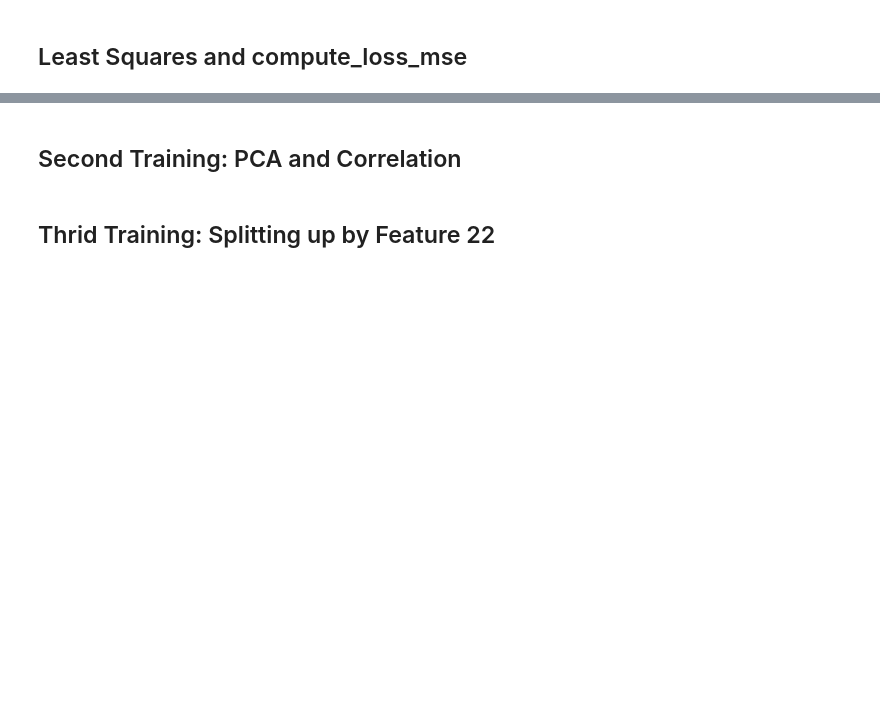
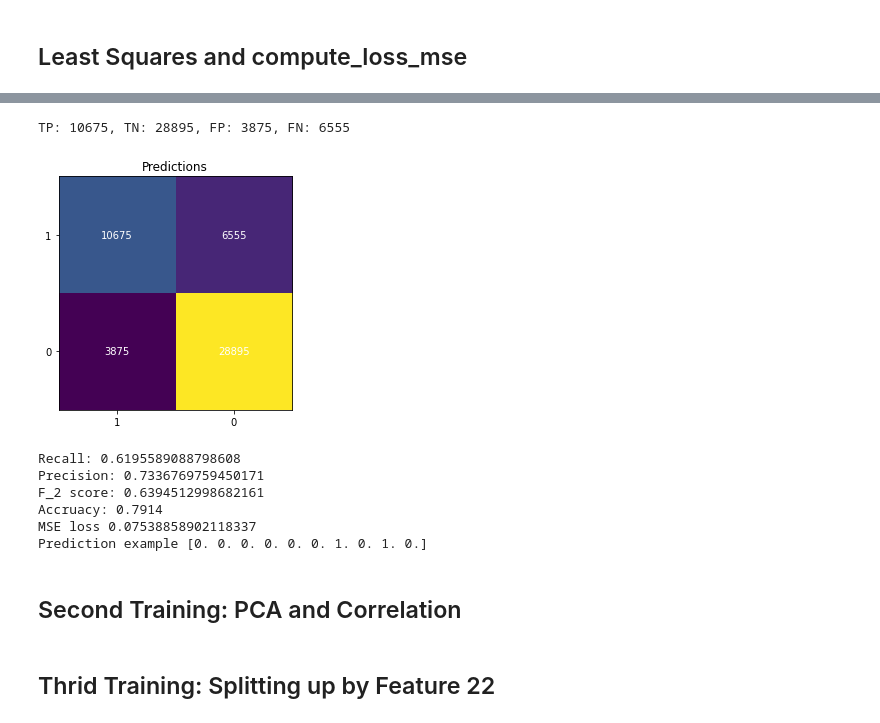
Before and after one commit to CS-433/ml-project-1-mgo, a Jupyter notebook: project1/scripts/project1.ipynb, the cells around one changed output, grey strips where cells are left out. Drawn from its saved outputs; the diff is of its cells as text; code cells hidden in the pictures; blank space fills up the shorter version.

```diff
--- a/project1/scripts/project1.ipynb
+++ b/project1/scripts/project1.ipynb
@@ -331,3 +264,31 @@ Accruacy: 0.6554
+# %%
+# Training on the learning dataset
+tX_val_p = buildpoly(tX_val, 3)
+tX_train_p = buildpoly(tX_train, 3)
+train_loss, weights = least_squares(y_train, tX_train_p)
+# Estimating the predictions on the validation set
+# pred_val = tX_val@weights
+pred_val = predict_labels(weights, tX_val_p)
+# Confusion matrix
+tp, tn, fp, fn = calc_rates(y_val, pred_val)
+vis_conf_mtx(conf_matrix(tp, tn, fp, fn))
+# Recall, Precision, F2-Score, Accruacy
+f_score(recall(tp, fn), precision(tp, fp))
+accruacy(tp, tn, fp, fn)
+# Computing the mse resulting from the validation set
+### odd: just predicted now again
+mse_test = compute_loss_mse(y_val, tX_val_p, weights)
+print("MSE loss", mse_test)
+print("Prediction example", pred_val[:10])
+# %% [output]
+TP: 10675, TN: 28895, FP: 3875, FN: 6555
+[figure, added]
+Recall: 0.6195589088798608
+Precision: 0.7336769759450171
+F_2 score: 0.6394512998682161
+Accruacy: 0.7914
+MSE loss 0.07538858902118337
+Prediction example [0. 0. 0. 0. 0. 0. 1. 0. 1. 0.]
 # %% [markdown]
 ## Second Training: PCA and Correlation
 # %% [markdown]
```
Also changed, not shown: parts of 31 cells of this notebook, 2 other files.
